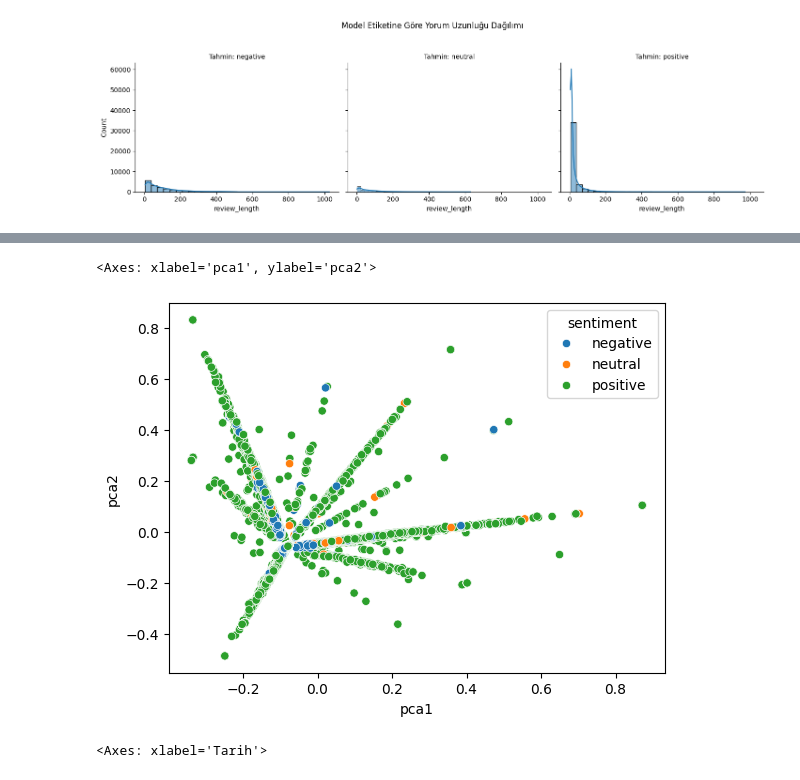
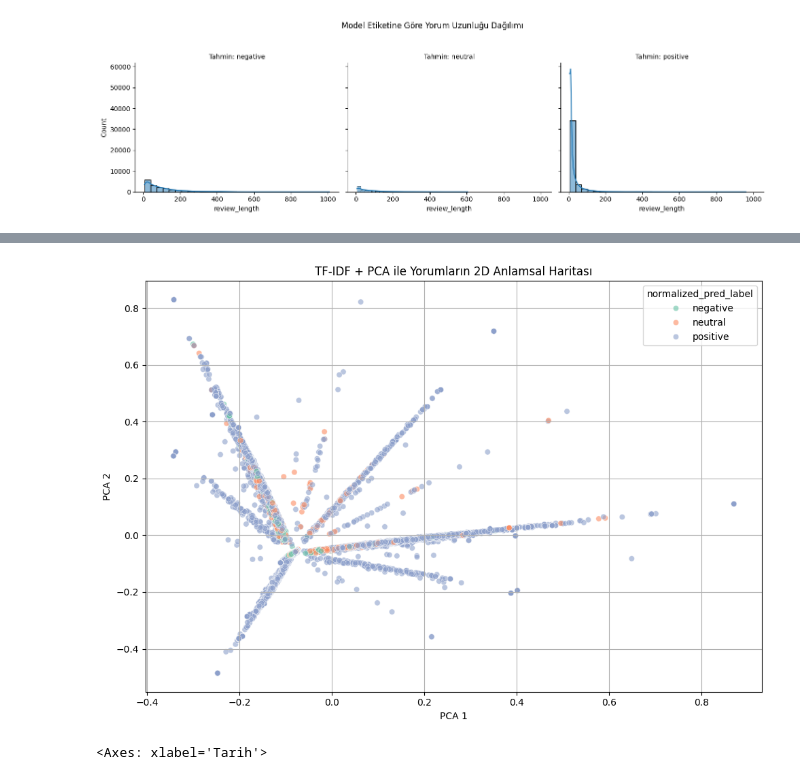
Before and after one commit to enisba/paycell-review-analysis, a Jupyter notebook: Notebooks/04_visualization.ipynb, the cells around one changed output, grey strips where cells are left out. Drawn from its saved outputs; the diff is of its cells as text; code cells hidden in the pictures.

```diff
--- a/Notebooks/04_visualization.ipynb
+++ b/Notebooks/04_visualization.ipynb
@@ -126,27 +162,37 @@ df
 # %%
-
 from sklearn.feature_extraction.text import TfidfVectorizer
 from sklearn.decomposition import PCA
-from sklearn.cluster import KMeans
-
-# TF-IDF
-texts = [" ".join(eval(l)) for l in df['lemmas']]
-tfidf = TfidfVectorizer()
-X = tfidf.fit_transform(texts)
-
-# PCA
-pca = PCA(n_components=2)
-X_2d = pca.fit_transform(X.toarray())
-
-# Görselleştir
 import matplotlib.pyplot as plt
 import seaborn as sns
-df['pca1'], df['pca2'] = X_2d[:, 0], X_2d[:, 1]
 
-sns.scatterplot(data=df, x='pca1', y='pca2', hue='sentiment')
+# 1. Temizlenmiş yorum metinlerini birleştir
+texts = df['lemmas']
+
+# 2. TF-IDF vektörleri
+vectorizer = TfidfVectorizer()
+X_tfidf = vectorizer.fit_transform(texts)
+
+# 3. PCA ile 2 boyuta indir
+pca = PCA(n_components=2)
+X_pca = pca.fit_transform(X_tfidf.toarray())
+
+# 4. Sonuçları DataFrame'e ekle
+df['pca1'] = X_pca[:, 0]
+df['pca2'] = X_pca[:, 1]
+
+# 5. Scatter plot: yorumlar, sentiment rengine göre
+plt.figure(figsize=(10, 7))
+sns.scatterplot(data=df, x='pca1', y='pca2',
+                hue='normalized_pred_label',  # ya da 'sentiment' kullanabilirsin
+                palette='Set2', alpha=0.6)
+plt.title('TF-IDF + PCA ile Yorumların 2D Anlamsal Haritası')
+plt.xlabel('PCA 1')
+plt.ylabel('PCA 2')
+plt.grid(True)
+plt.tight_layout()
+plt.show()
 # %% [output]
-<Axes: xlabel='pca1', ylabel='pca2'>
-[figure, old version]
+[figure, new version]
 # %%
 df_temp = df.copy()
 df_temp['Tarih'] = pd.to_datetime(df_temp['Tarih'])
```
Also changed, not shown: parts of 13 cells of this notebook.
